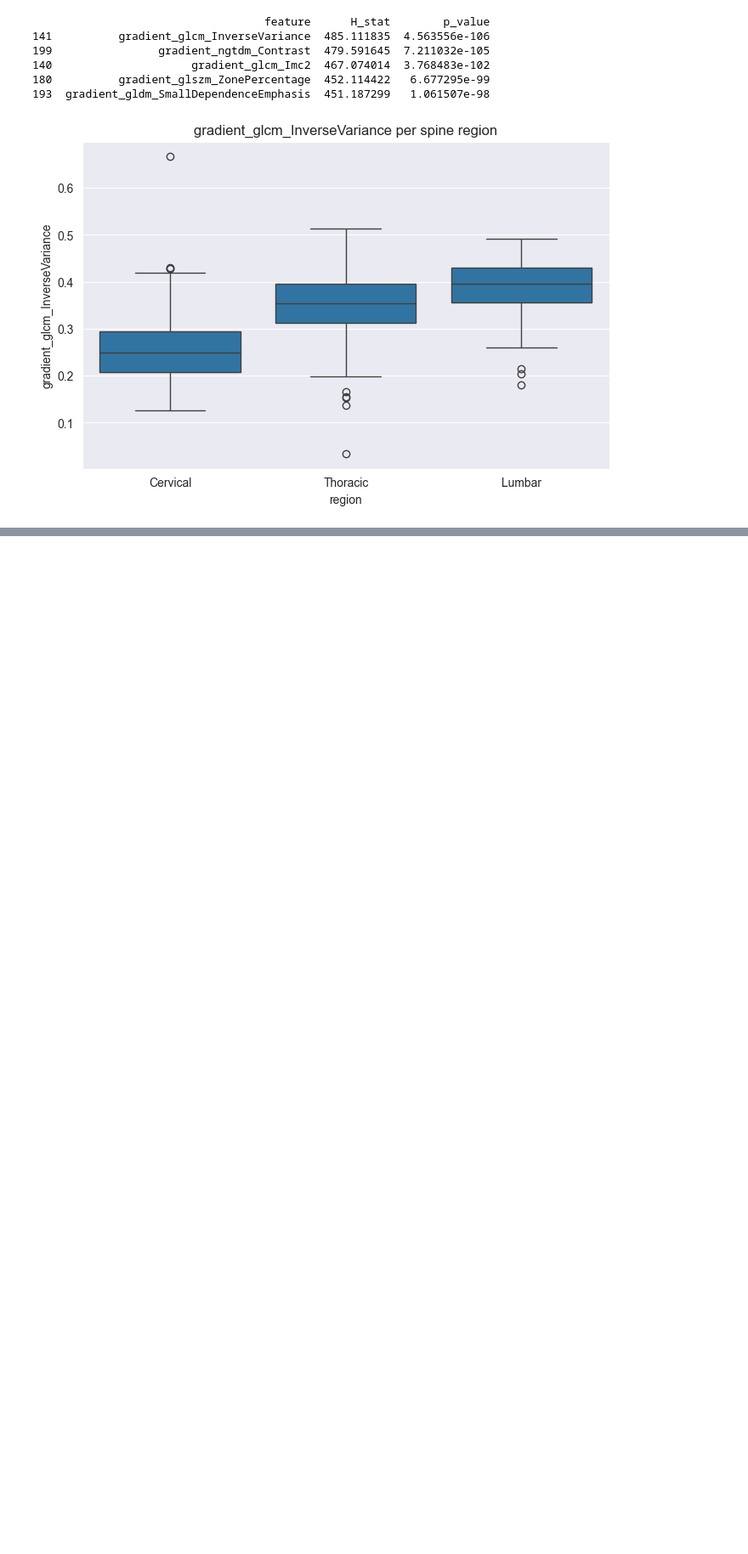
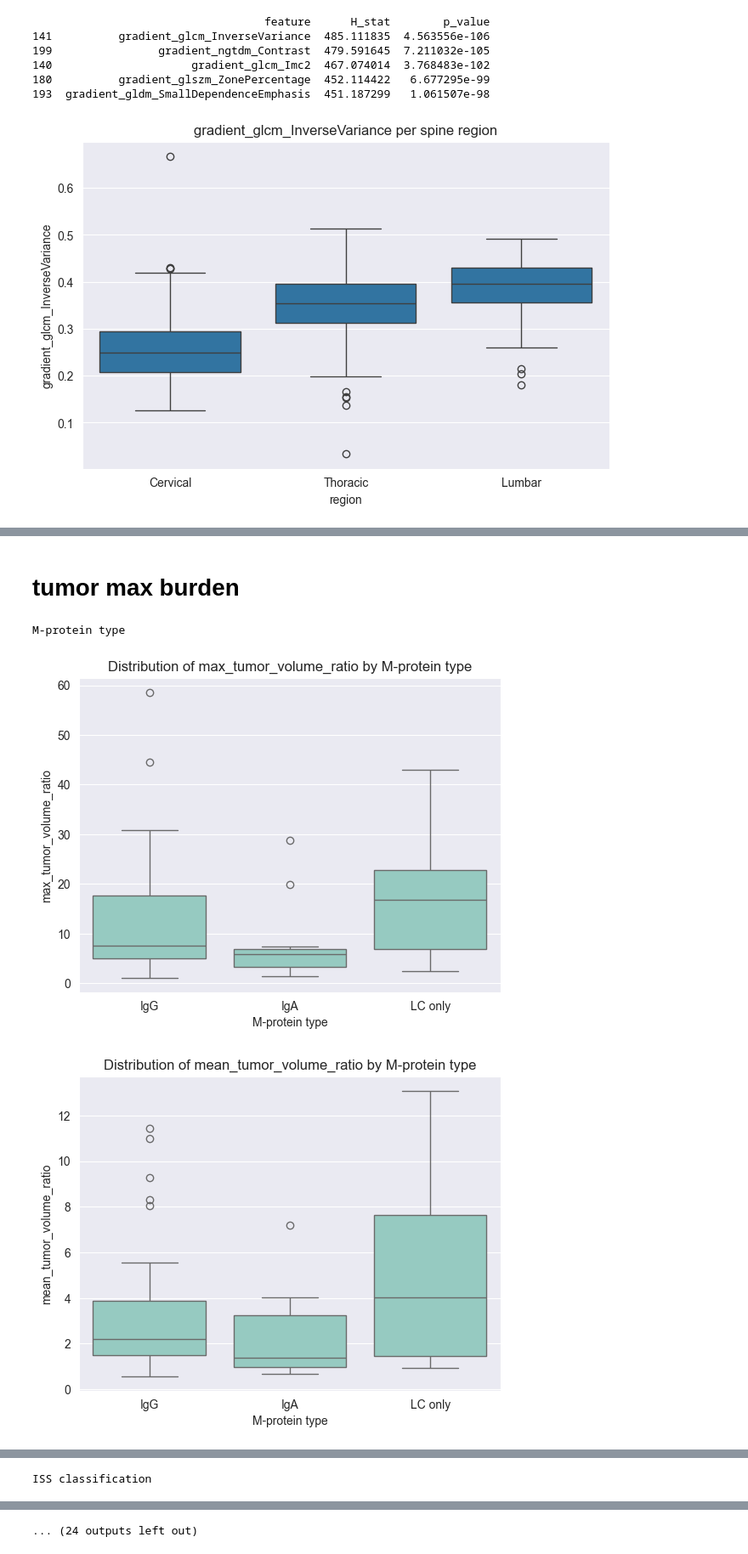
Before and after one commit to lukas1110/Analysis-of-multiple-myelomas-from-dual-CT, a Jupyter notebook: vertebrae_level/lesions_distribution.ipynb, the cells around one changed output, grey strips where cells are left out. Shown at 85% size. Drawn from its saved outputs; the diff is of its cells as text; code cells hidden in the pictures; blank space fills up the shorter version.

```diff
--- a/vertebrae_level/lesions_distribution.ipynb
+++ b/vertebrae_level/lesions_distribution.ipynb
@@ -176,8 +170,7 @@ df = df[df['vertebra_name'] != 'S1']
 non_feature_cols = ['vertebra_name', 'patient']
 
 feature_cols = [
-    c for c in df.columns
-    if c not in non_feature_cols and pd.api.types.is_numeric_dtype(df[c])
+    c for c in df.columns if c not in non_feature_cols and pd.api.types.is_numeric_dtype(df[c])
 ]
 
 results = []
@@ -416,0 +460,72 @@ plt.show()
+# %% [markdown]
+# tumor max burden
+# %%
+import os
+import pandas as pd
+import numpy as np
+import seaborn as sns
+import matplotlib.pyplot as plt
+
+
+main_folder = r"E:\DATA_Myelomy"
+features = ["vertebra_name", "original_shape_VoxelVolume"]
+
+result = []
+
+for folder_name in os.listdir(main_folder):
+    folder_path = os.path.join(main_folder, folder_name)
+
+    lesions_path = os.path.join(folder_path, "BMD_radiomics_lesions_features.csv")
+    vertebra_path = os.path.join(folder_path, "BMD_radiomics_vertebrae_features.csv")
+
+    df_lesions = pd.read_csv(lesions_path).filter(items=features)
+    df_vertebra = pd.read_csv(vertebra_path).filter(items=features)
+
+    df_lesions["lesions_volume"] = df_lesions["original_shape_VoxelVolume"]
+    df_vertebra["vertebra_volume"] = df_vertebra["original_shape_VoxelVolume"]
+
+    merged_df = pd.merge(df_lesions, df_vertebra[['vertebra_name', 'vertebra_volume']],
+                         left_on='vertebra_name', right_on='vertebra_name').drop("original_shape_VoxelVolume", axis=1)
+
+    merged_df["tumor_volume_ratio"] = merged_df["lesions_volume"] / merged_df["vertebra_volume"] * 100
+
+    temp = {
+        "patient": folder_name,
+        "max_tumor_volume_ratio": max(merged_df["tumor_volume_ratio"]),
+        "mean_tumor_volume_ratio": np.mean(merged_df["tumor_volume_ratio"]),
+        "median_tumor_volume_ratio": np.median(merged_df["tumor_volume_ratio"]),
+        "std_tumor_volume_ratio": np.std(merged_df["tumor_volume_ratio"]),
+        "var_tumor_volume_ratio": np.var(merged_df["tumor_volume_ratio"]),
+    }
+
+    result.append(temp)
+
+data = pd.DataFrame(result)
+
+pd.set_option('future.no_silent_downcasting', True)
+categorical = ["M-protein type", "ISS classification"]
+numeric = ["Serum M-protein quantity (g/l)", "Plasmocyte count FC (%)", "Beta2 microglobulin (mg/l)", "Creatinine level (µmol/l)"]
+clinical_features = ["Patient ID"] + categorical + numeric
+clinical_df = pd.read_csv(r"E:\Clinical_data\Table_clinical_data.csv",encoding="cp1252")
+df_final = pd.merge(data, clinical_df[clinical_features], left_on='patient', right_on='Patient ID')
+
+for category in categorical:
+    print(category)
+    for col in df_final.columns:
+        if "tumor_volume_ratio" in col:
+            sns.set_style("darkgrid")
+            sns.boxplot(data=df_final, x=category, y=col)
+            plt.title(f'Distribution of {col} by {category}')
+            plt.show()
+
+for num in numeric:
+    print(num)
+    for col in df_final.columns:
+        if "tumor_volume_ratio" in col:
+            plt.scatter(df_final[col], df_final[num], label=num)
+            plt.title(f'Relation of {col} with {num}')
+            plt.show()
+# %% [output]
+M-protein type
+[figure, added]
+[figure, added]
@@ -416,0 +535 @@ plt.show()
+ISS classification
@@ -416,0 +541 @@ plt.show()
+... (24 outputs left out)
```
Also changed, not shown: parts of 6 cells of this notebook.
